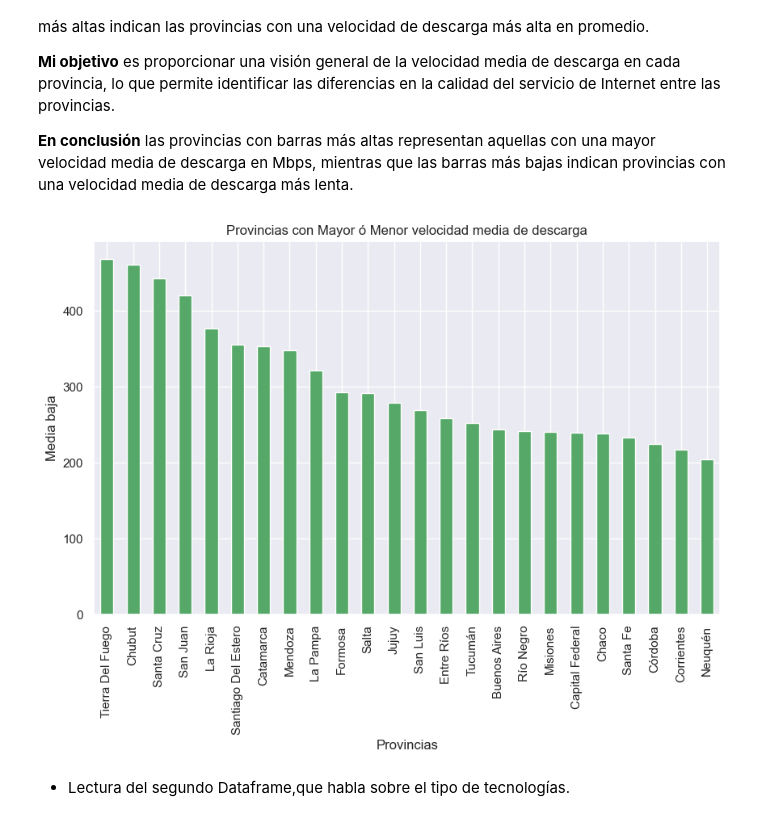
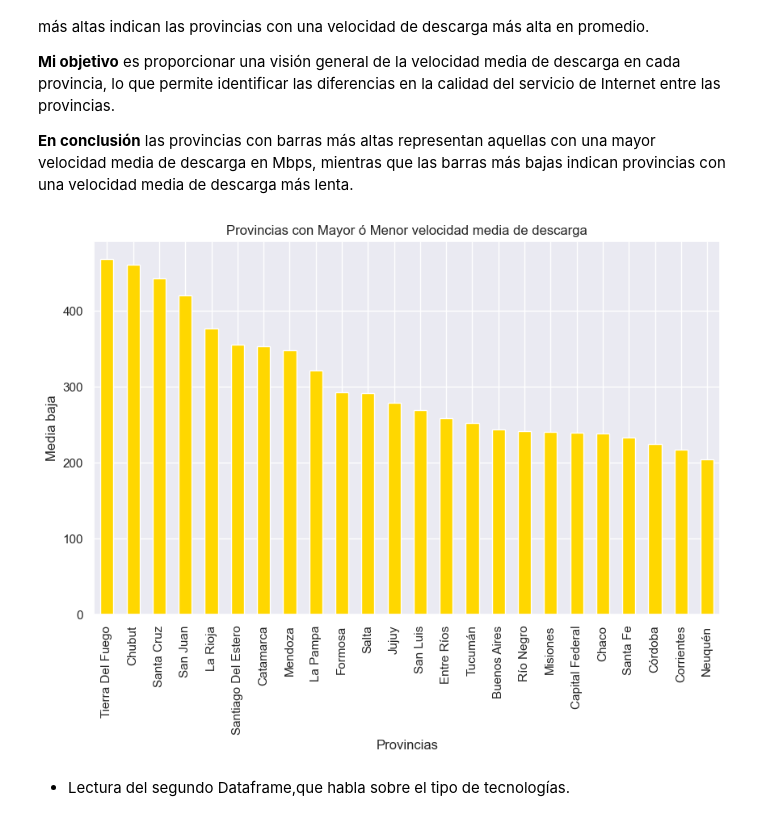
Before and after one commit to Chinaskidev/VecinoNet_Proyecto, a Jupyter notebook: tele_ENACOM_EDA.ipynb, the cells around one changed output. Saved outputs shown, nothing was run; the diff lists cells and outputs as text; code cells hidden in the pictures.

```diff
--- a/tele_ENACOM_EDA.ipynb
+++ b/tele_ENACOM_EDA.ipynb
@@ -101,18 +102,18 @@ Cada barra muestra la velocidad media de descarga para una provincia en particul
 # %%
 # Agrupó los datos por provincia y calculó la media de la velocidad de descarga en Mbps para cada provincia mediante
 datos_agrupados = df1.groupby('Provincia')['Mbps (Media de bajada)'].mean().sort_values(ascending=False)
 
 '''Ordenó las provincias de acuerdo
     con su velocidad media de descarga en orden descendente'''
 
 plt.figure(figsize=(10, 6))
-datos_agrupados.plot(kind='bar', color='g')
+datos_agrupados.plot(kind='bar', color='gold')
 plt.xlabel('Provincias') #Se añaden etiquetas a los ejes x e y
 plt.ylabel('Media baja')
 plt.title('Provincias con Mayor ó Menor velocidad media de descarga')
 plt.show()
 # %% [output]
-[figure, old version]
+[figure, new version]
 # %% [markdown]
 - Lectura del segundo Dataframe,que habla sobre el tipo de tecnologías.
 # %%
```
Also changed, not shown: parts of 20 cells of this notebook.
